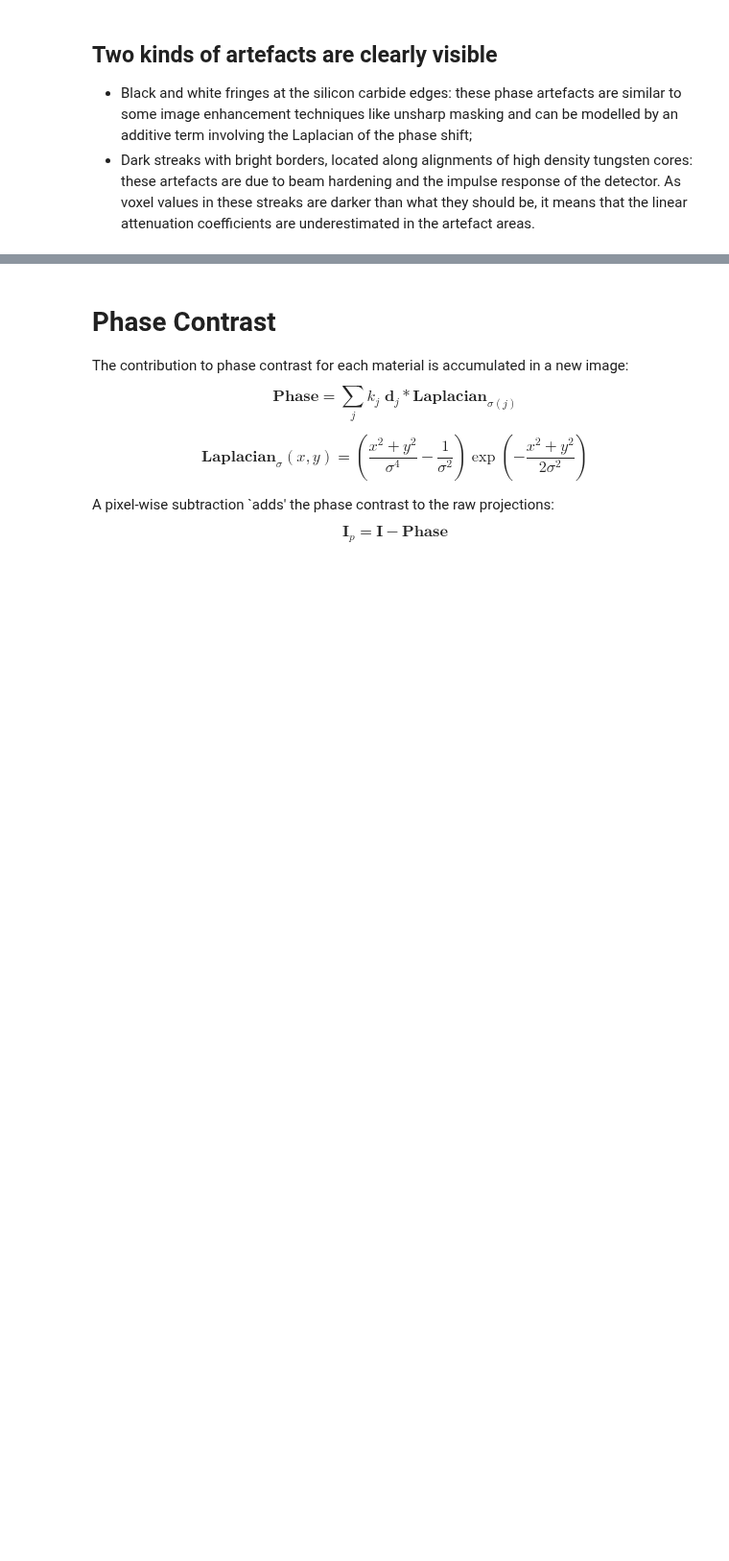
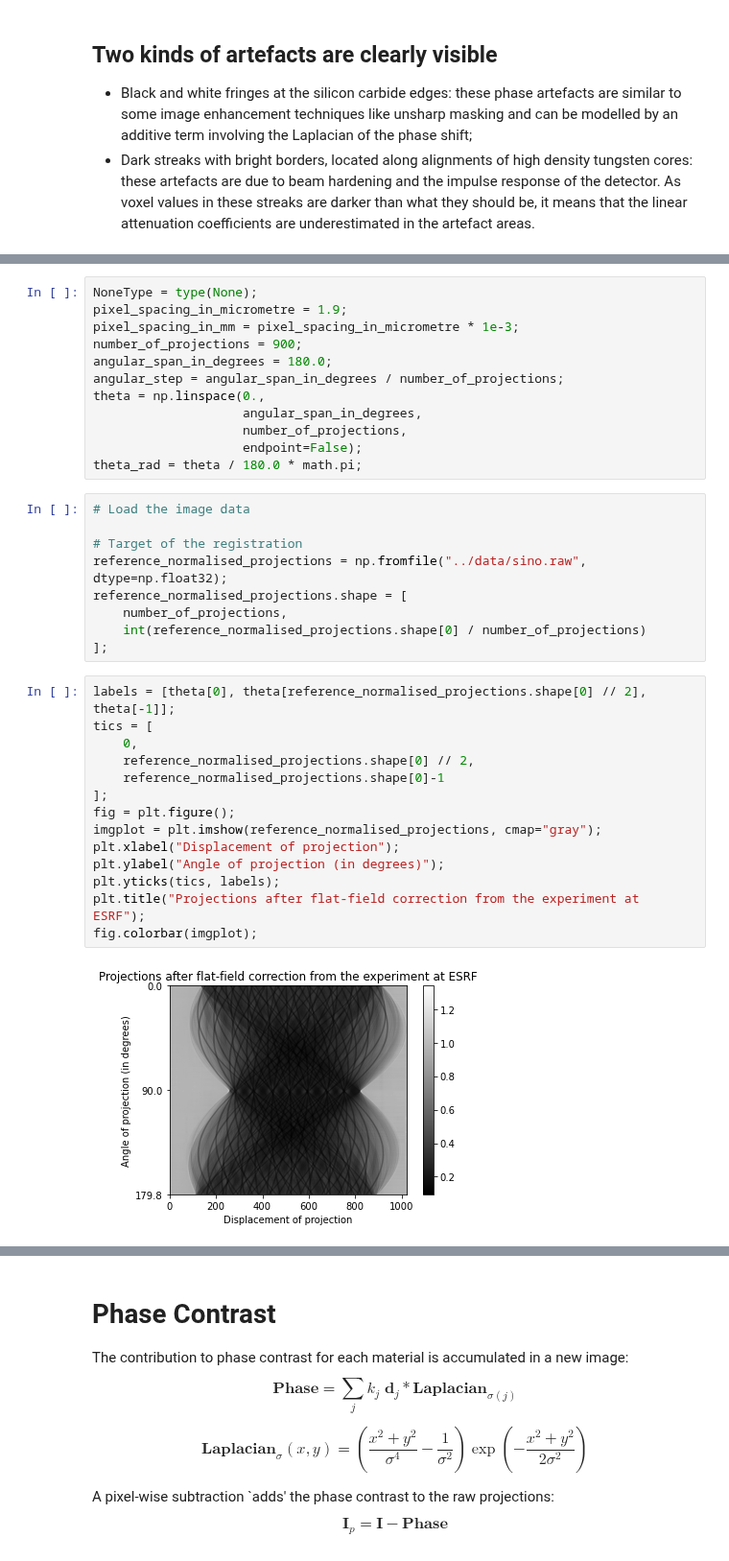
Before and after one commit to effepivi/CT2CAD-Fibres, a Jupyter notebook: talk/talk-IBSim-4i_2021_fvidal.ipynb, the cells around one changed output, grey strips where cells are left out. Shown at 96% size. Cells and saved outputs as stored; diff of their text form; blank space fills up the shorter version.

```diff
--- a/talk/talk-IBSim-4i_2021_fvidal.ipynb
+++ b/talk/talk-IBSim-4i_2021_fvidal.ipynb
@@ -72,0 +122,37 @@ display(style)
+# %%
+NoneType = type(None);
+pixel_spacing_in_micrometre = 1.9;
+pixel_spacing_in_mm = pixel_spacing_in_micrometre * 1e-3;
+number_of_projections = 900;
+angular_span_in_degrees = 180.0;
+angular_step = angular_span_in_degrees / number_of_projections;
+theta = np.linspace(0.,
+                    angular_span_in_degrees,
+                    number_of_projections,
+                    endpoint=False);
+theta_rad = theta / 180.0 * math.pi;
+# %%
+# Load the image data
+
+# Target of the registration
+reference_normalised_projections = np.fromfile("../data/sino.raw", dtype=np.float32);
+reference_normalised_projections.shape = [
+    number_of_projections,
+    int(reference_normalised_projections.shape[0] / number_of_projections)
+];
+# %%
+labels = [theta[0], theta[reference_normalised_projections.shape[0] // 2], theta[-1]];
+tics = [
+    0,
+    reference_normalised_projections.shape[0] // 2,
+    reference_normalised_projections.shape[0]-1
+];
+fig = plt.figure();
+imgplot = plt.imshow(reference_normalised_projections, cmap="gray");
+plt.xlabel("Displacement of projection");
+plt.ylabel("Angle of projection (in degrees)");
+plt.yticks(tics, labels);
+plt.title("Projections after flat-field correction from the experiment at ESRF");
+fig.colorbar(imgplot);
+# %% [output]
+[figure, added]
```
Also changed, not shown: parts of 66 cells of this notebook, 5 other files.
